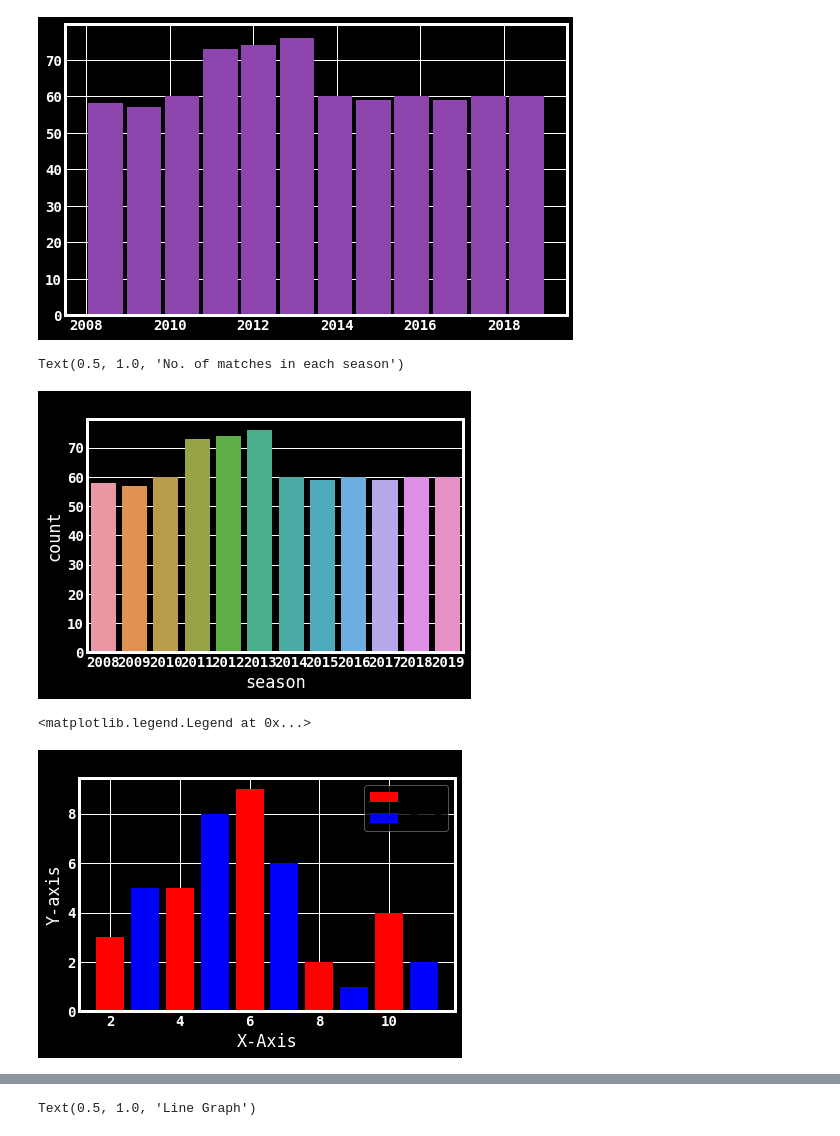
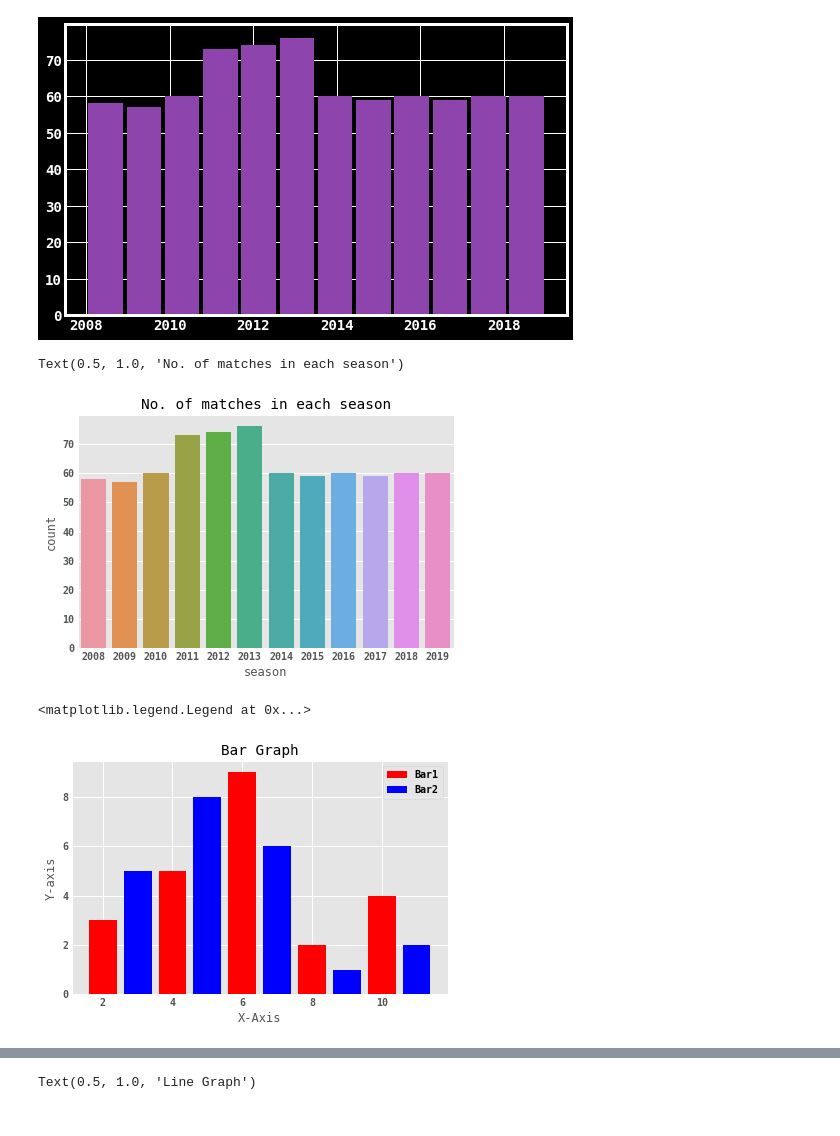
Before and after one commit to brainmentorspvtltd/MSIT_MachineLearning, a Jupyter notebook: MatplotlibIntroduction.ipynb, the cells around one changed output, grey strips where cells are left out. Cells and saved outputs as stored; diff of their text form; code cells hidden in the pictures.

```diff
--- a/MatplotlibIntroduction.ipynb
+++ b/MatplotlibIntroduction.ipynb
@@ -218,12 +218,13 @@ plt.hist( df["season"], bins = 12, rwidth=0.9, color="#8E44AD")
  <a list of 12 Patch objects>)
 [figure]
 # %%
+plt.style.use('ggplot')
 plt.rcParams['text.color'] = 'black'
 sns.countplot( df["season"] )
 plt.title("No. of matches in each season")
 # %% [output]
 Text(0.5, 1.0, 'No. of matches in each season')
-[figure, old version]
+[figure, new version]
 # %%
 x = [2,4,6,8,10]
 y = [3,5,9,2,4]
@@ -239,7 +240,7 @@ plt.title('Bar Graph')
 plt.legend()
 # %% [output]
 <matplotlib.legend.Legend at 0x...>
-[figure, old version]
+[figure, new version]
 # %%
 x = [1,2,3]
 y = [5,7,4]
```
Also changed, not shown: parts of 27 cells of this notebook, 4 other files.
